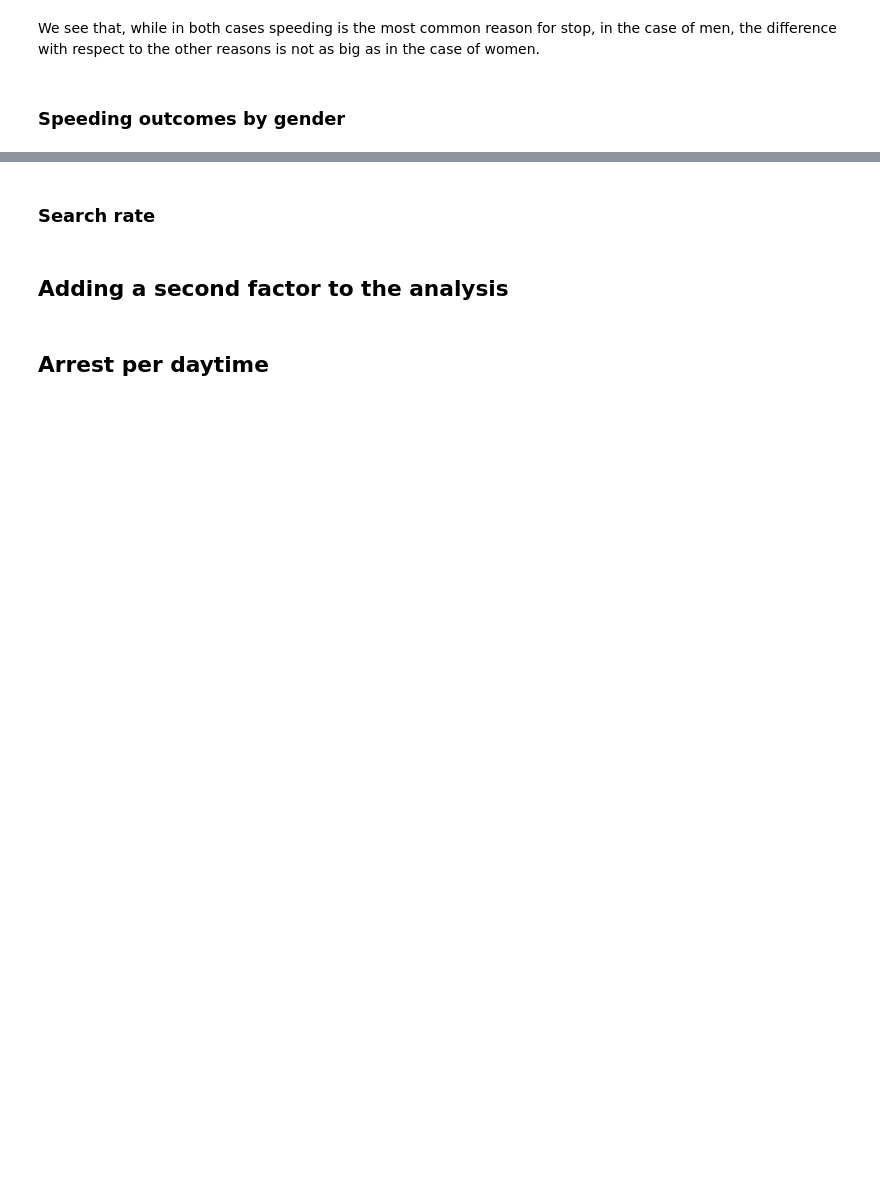
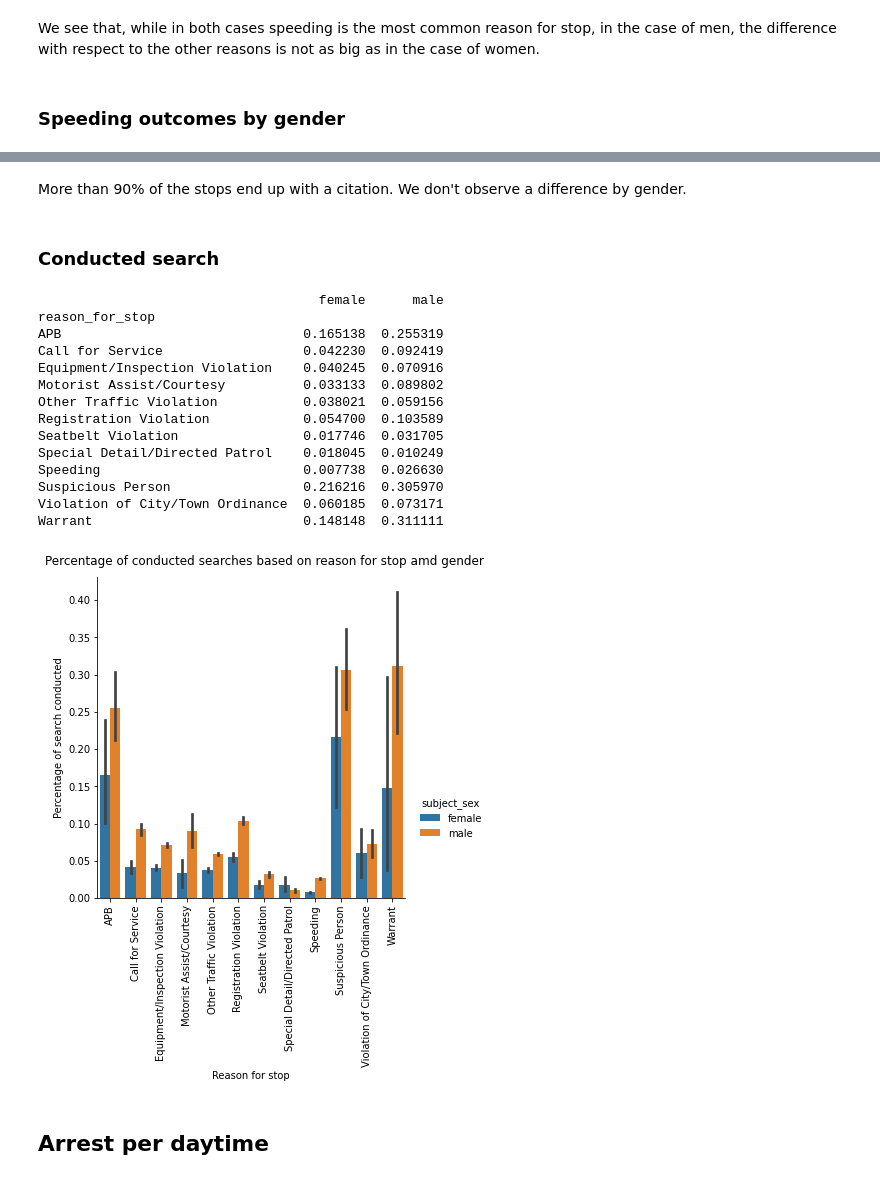
Before and after one commit to laubana90/StanfordOpenPolicingProject, a Jupyter notebook: RhodeIsland.ipynb, the cells around one changed output, grey strips where cells are left out. Saved outputs shown, nothing was run; the diff lists cells and outputs as text; code cells hidden in the pictures; blank space fills up the shorter version.

Commit message:
Update section search rate

```diff
--- a/RhodeIsland.ipynb
+++ b/RhodeIsland.ipynb
@@ -358,3 +319 @@ Name: outcome, dtype: float64
 [figure]
-# %% [markdown]
-### Search rate<a name="search_rate"></a>
@@ -379,5 +320,40 @@ print(ri.groupby('subject_sex').search_conducted.mean())
+# %% [markdown]
+More than 90% of the stops end up with a citation. We don't observe a difference by gender.
 # %% [markdown]
-## Adding a second factor to the analysis
+### Conducted search
 # %%
 # Calculate the search rate for each combination of gender and violation
-print(ri.groupby(['reason_for_stop','subject_sex']).search_conducted.mean())
+female_search = female.groupby('reason_for_stop').search_conducted.mean()
+male_search = male.groupby('reason_for_stop').search_conducted.mean()
+
+search_rate_gender_reason = pd.concat([female_search, male_search], axis=1, names=['female','male'])
+search_rate_gender_reason.columns = ['female', 'male']
+print(search_rate_gender_reason)
+
+# Create a latex table and save it in a file
+search_rate_gender_reason_table = search_rate_gender_reason.to_latex(float_format="%.3f", multicolumn=True)
+with open("tables/search_rate_gender_reason_table.txt", "w") as text_file:
+    text_file.write(search_rate_gender_reason_table)
+
+fig_search = sns.catplot(x='reason_for_stop', y='search_conducted', hue='subject_sex', data=ri, kind='bar')
+fig_search.fig.suptitle("Percentage of conducted searches based on reason for stop amd gender",y=1.03)
+fig_search.set(xlabel="Reason for stop", ylabel="Percentage of search conducted")
+plt.xticks(rotation=90)
+plt.show()
+fig_search.savefig("figures/search_reason_gender.png")
+# %% [output]
+                                    female      male
+reason_for_stop
+APB                               0.165138  0.255319
+Call for Service                  0.042230  0.092419
+Equipment/Inspection Violation    0.040245  0.070916
+Motorist Assist/Courtesy          0.033133  0.089802
+Other Traffic Violation           0.038021  0.059156
+Registration Violation            0.054700  0.103589
+Seatbelt Violation                0.017746  0.031705
+Special Detail/Directed Patrol    0.018045  0.010249
+Speeding                          0.007738  0.026630
+Suspicious Person                 0.216216  0.305970
+Violation of City/Town Ordinance  0.060185  0.073171
+Warrant                           0.148148  0.311111
+[figure, added]
```
Also changed, not shown: parts of 27 cells of this notebook, 4 other files.
